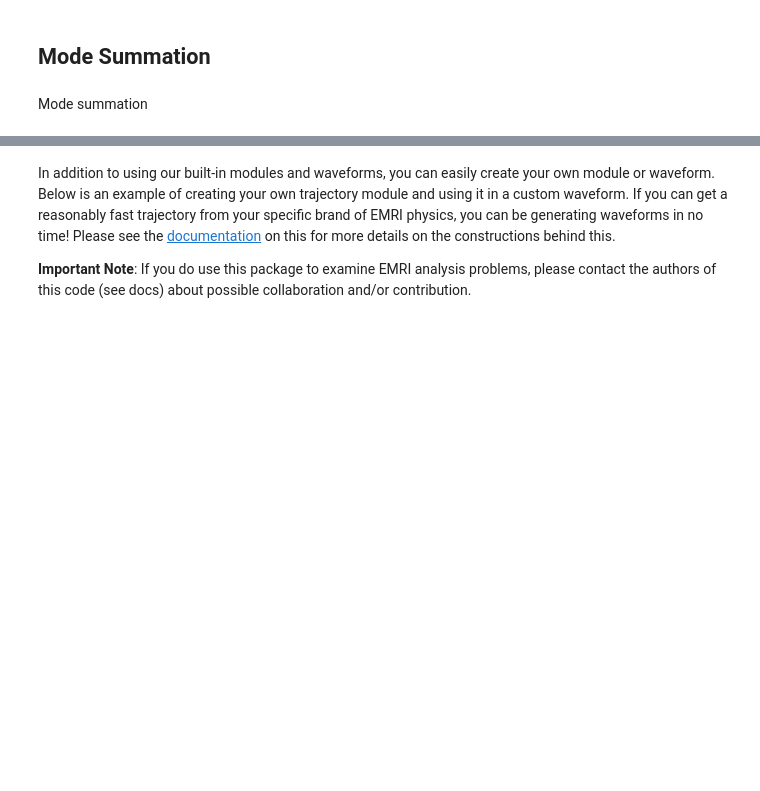
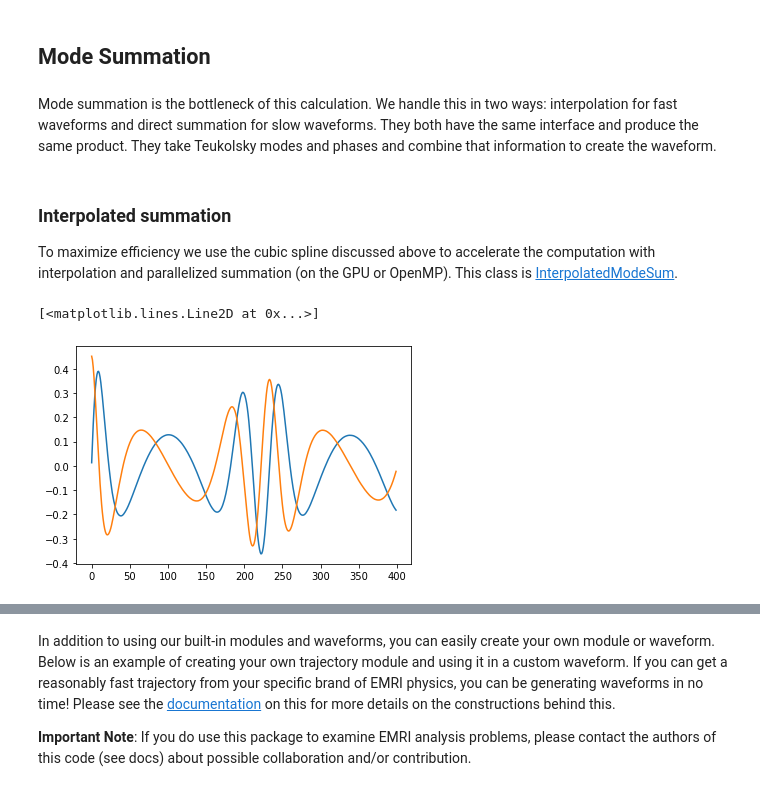
Before and after one commit to BlackHolePerturbationToolkit/FastEMRIWaveforms, a Jupyter notebook: examples/SchwarzschildEccentricWaveform_intro.ipynb, the cells around one changed output, grey strips where cells are left out. Drawn from its saved outputs; the diff is of its cells as text; code cells hidden in the pictures; blank space fills up the shorter version.

```diff
--- a/examples/SchwarzschildEccentricWaveform_intro.ipynb
+++ b/examples/SchwarzschildEccentricWaveform_intro.ipynb
@@ -658,5 +648,59 @@ array([-3.54810537e-05, -4.01422809e-05, -4.48887306e-05, ...,
         0.00000000e+00,  0.00000000e+00,  0.00000000e+00])
 # %% [markdown]
 ## Mode Summation
-# %% [markdown]
-Mode summation
+# %% [markdown]
+Mode summation is the bottleneck of this calculation. We handle this in two ways: interpolation for fast waveforms and direct summation for slow waveforms. They both have the same interface and produce the same product. They take Teukolsky modes and phases and combine that information to create the waveform.
+# %% [markdown]
+### Interpolated summation
+
+To maximize efficiency we use the cubic spline discussed above to accelerate the computation with interpolation and parallelized summation (on the GPU or OpenMP). This class is [InterpolatedModeSum](https://mikekatz04.github.io/FastEMRIWaveforms/html/user/sum.html?highlight=interpolated%20mode%20sum#few.summation.interpolatedmodesum.InterpolatedModeSum).
+# %%
+M = 1e6
+mu = 1e1
+p0 = 12.0
+e0 = 0.4
+theta = np.pi/5.
+phi = np.pi/3.
+T = 0.001
+dt = 10.0
+Tsec = T * YRSID_SI
+
+traj = RunSchwarzEccFluxInspiral()
+amp = RomanAmplitude()
+interpolate_mode_sum = InterpolatedModeSum()
+ylm_gen = GetYlms(assume_positive_m=False)
+
+# very simplified waveform example
+
+# get trajectory
+(t, p, e, Phi_phi, Phi_r, amp_norm) = traj(M, mu, p0, e0, T=T, dt=dt)
+
+ylms = ylm_gen(amp.unique_l, amp.unique_m, theta, phi).copy()[
+    amp.inverse_lm
+]
+
+# amplitudes
+teuk_modes = amp(p, e, amp.l_arr, amp.m_arr, amp.n_arr)
+
+# need to prepare arrays for sum with all modes due to +/- m setup
+ls = amp.l_arr[: teuk_modes.shape[1]]
+ms = amp.m_arr[: teuk_modes.shape[1]]
+ns = amp.n_arr[: teuk_modes.shape[1]]
+
+keep_modes = np.arange(teuk_modes.shape[1])
+temp2 = keep_modes * (keep_modes < amp.num_m0) + (
+    keep_modes + amp.num_m_1_up
+) * (keep_modes >= amp.num_m0)
+
+ylmkeep = np.concatenate([keep_modes, temp2])
+ylms_in = ylms[ylmkeep]
+teuk_modes_in = teuk_modes
+
+# summation
+waveform1 = interpolate_mode_sum(t, teuk_modes_in, ylms_in, dt, Tsec, Phi_phi, Phi_r, amp.m_arr, amp.n_arr)
+
+plt.plot(waveform1.real[:400])
+plt.plot(waveform1.imag[:400])
+# %% [output]
+[<matplotlib.lines.Line2D at 0x...>]
+[figure, added]
```
Also changed, not shown: parts of 18 cells of this notebook, 4 other files.
